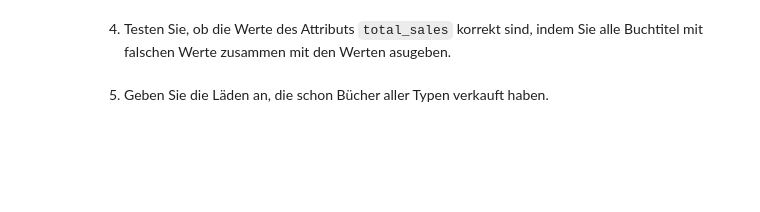
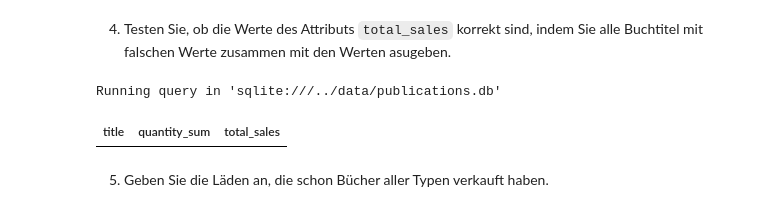
Before and after one commit to GionRubitschung/databases-24, a Jupyter notebook: databases_24/ex7/Ex7_LuisZüttel_GionRubitschung_D1P.ipynb, the cells around one changed output. Saved outputs shown, nothing was run; the diff lists cells and outputs as text; code cells hidden in the pictures; blank space fills up the shorter version.

```diff
--- a/databases_24/ex7/Ex7_LuisZüttel_GionRubitschung_D1P.ipynb
+++ b/databases_24/ex7/Ex7_LuisZüttel_GionRubitschung_D1P.ipynb
@@ -103,4 +105,20 @@ Running query in 'sqlite:///../data/publications.db'
 # %% [markdown]
 4.  Testen Sie, ob die Werte des Attributs `total_sales` korrekt sind, indem Sie alle Buchtitel mit falschen Werte zusammen mit den Werten asugeben.
+# %%
+%%sql
+
+with total_sales_per_book as (
+    SELECT sd.title_id, sum(sd.qty) as quantity_sum
+    from salesdetail sd
+    group by sd.title_id
+)
+select t.title, ts.quantity_sum, t.total_sales
+from titles t
+left join total_sales_per_book ts on t.title_id = ts.title_id
+group by t.title, ts.quantity_sum, t.total_sales
+having ts.quantity_sum <> t.total_sales;
+# %% [output]
+Running query in 'sqlite:///../data/publications.db'
+| title | quantity_sum | total_sales |
 # %% [markdown]
 5.  Geben Sie die Läden an, die schon Bücher aller Typen verkauft haben.
```
Also changed, not shown: parts of 1 cell of this notebook.
